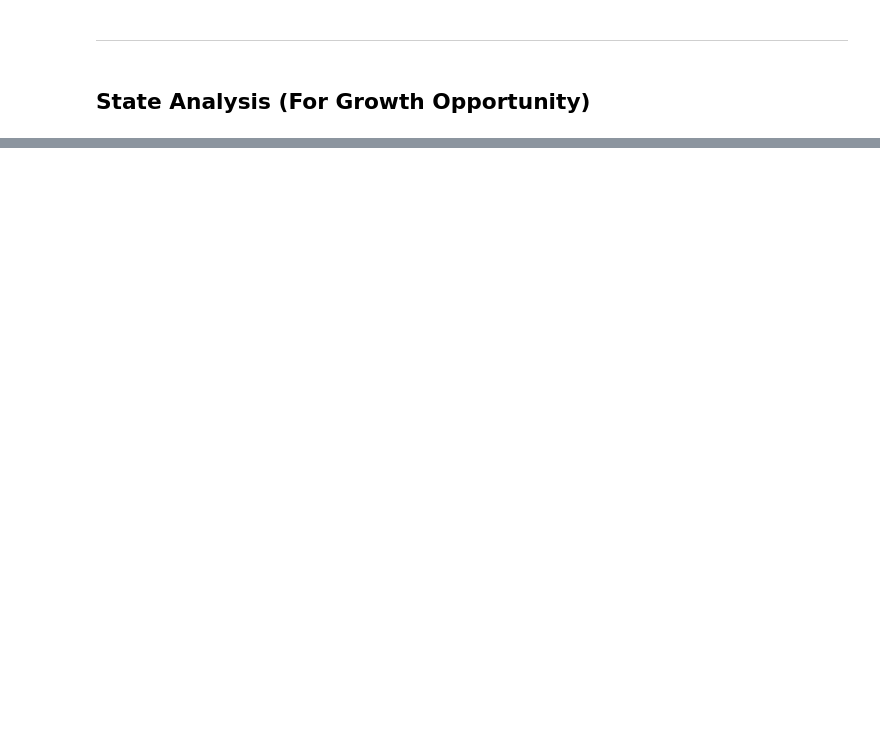
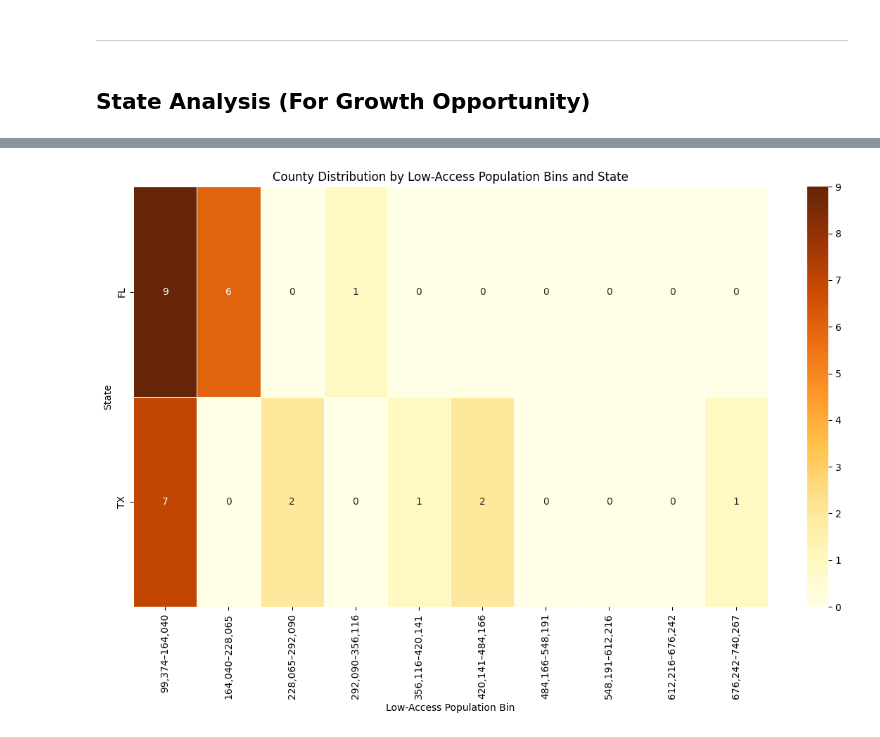
Before and after one commit to wylliamunlimited/food-access-analysis, a Jupyter notebook: data-analysis.ipynb, the cells around one changed output, grey strips where cells are left out. Cells and saved outputs as stored; diff of their text form; code cells hidden in the pictures; blank space fills up the shorter version.

```diff
--- a/data-analysis.ipynb
+++ b/data-analysis.ipynb
@@ -973,0 +1065,9 @@ See the caveats in the documentation: https://pandas.pydata.org/pandas-docs/stab
+# %%
+num_bins = 10
+access_clone = access.copy()
+access_clone = access_clone[access_clone["LACCESS_POP15"] > 100000] ## set a threshold for the highly populated area - easier for comparison
+access_clone["pop_bin"] = pd.cut(access_clone["LACCESS_POP15"], bins=num_bins)
+
+access_clone["binned_range"] = access_clone["pop_bin"].apply(lambda x: f"{int(x.left):,}–{int(x.right):,}")
+
+access_clone
@@ -973,0 +1089,21 @@ See the caveats in the documentation: https://pandas.pydata.org/pandas-docs/stab
+# %%
+heatmap_data = access_clone.pivot_table(
+    index="State",
+    columns="binned_range",
+    values="LACCESS_POP15",
+    aggfunc="count",
+    fill_value=0
+)
+
+heatmap_data = heatmap_data.loc[heatmap_data.sum(axis=1).sort_values(ascending=False).index]
+
+plt.figure(figsize=(12, 8))
+filtered = heatmap_data[heatmap_data.max(axis=1) > 5]
+sns.heatmap(filtered, cmap="YlOrBr", annot=True, fmt="d", linewidths=0.5)
+plt.title("County Distribution by Low-Access Population Bins and State")
+plt.xlabel("Low-Access Population Bin")
+plt.ylabel("State")
+plt.tight_layout()
+plt.show()
+# %% [output]
+[figure, added]
```
Also changed, not shown: parts of 18 cells of this notebook, 10 other files.
